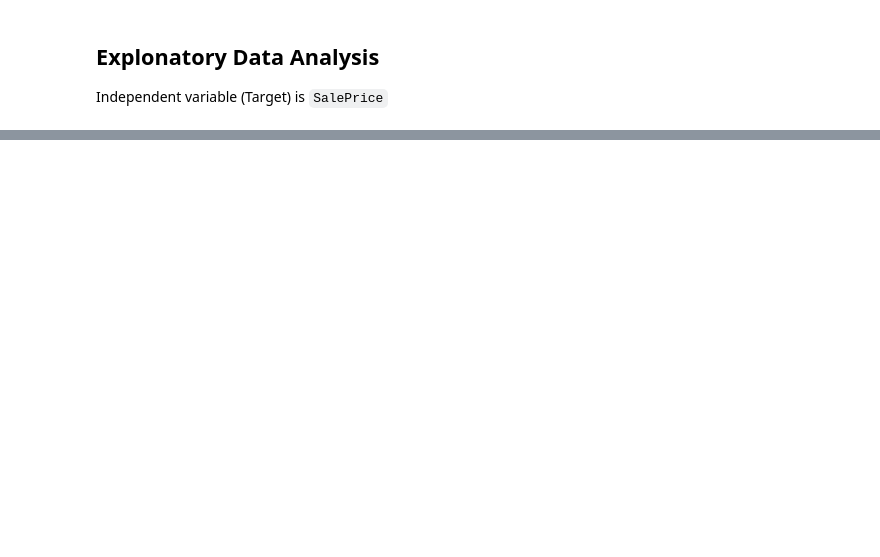
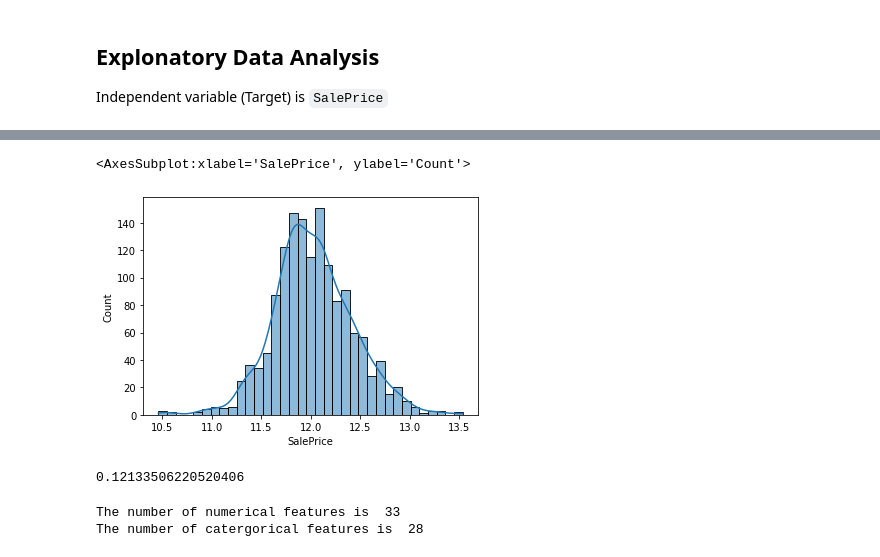
Before and after one commit to yd124/STA663FinalProject, a Jupyter notebook: EDA.ipynb, the cells around one changed output, grey strips where cells are left out. Cells and saved outputs as stored; diff of their text form; code cells hidden in the pictures; blank space fills up the shorter version.

```diff
--- a/EDA.ipynb
+++ b/EDA.ipynb
@@ -19,0 +30,18 @@ plt.show()
+# %%
+sns.histplot(data=df_train,x="SalePrice", kde=True)
+# %% [output]
+<AxesSubplot:xlabel='SalePrice', ylabel='Count'>
+[figure, added]
+# %%
+df_train.SalePrice.skew()
+# %% [output]
+0.12133506220520406
+# %%
+numerical_features = list(df_train.select_dtypes('number').columns[:-1])
+categorical_features = list(df_train.select_dtypes('object').columns)
+
+print('The number of numerical features is ', len(numerical_features))
+print('The number of catergorical features is ', len(categorical_features))
+# %% [output]
+The number of numerical features is  33
+The number of catergorical features is  28
```
Also changed, not shown: parts of 11 cells of this notebook.
